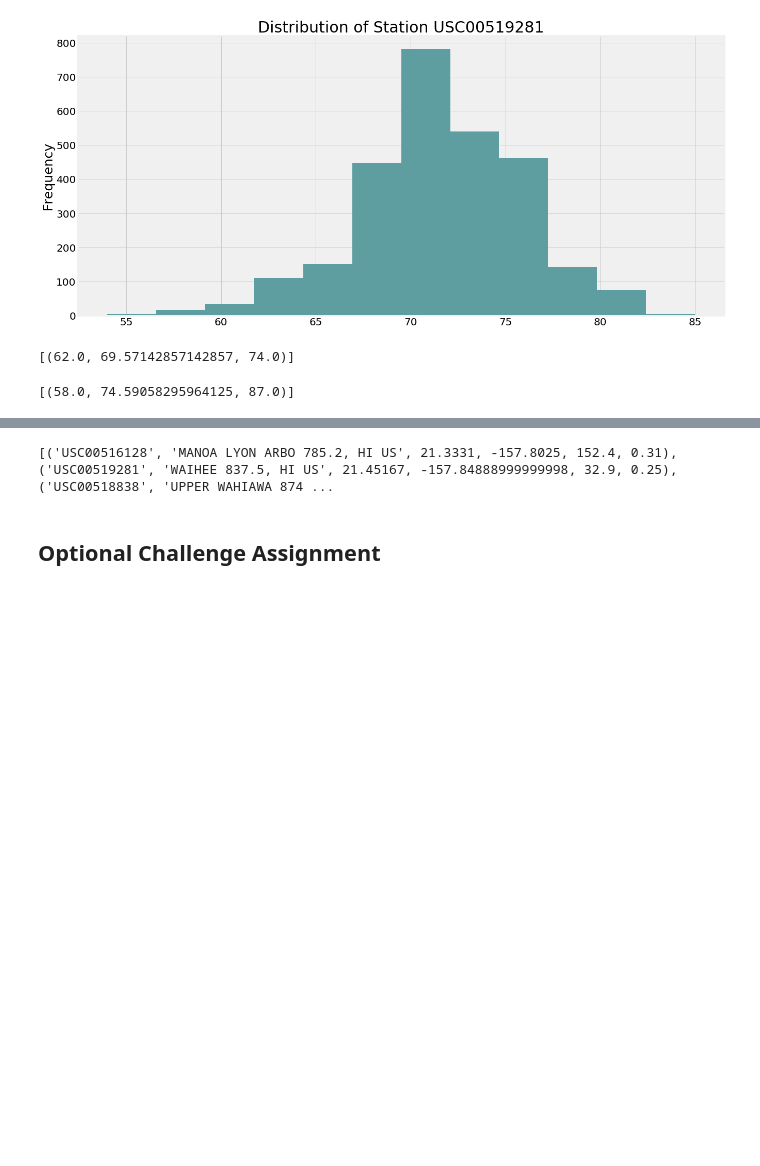
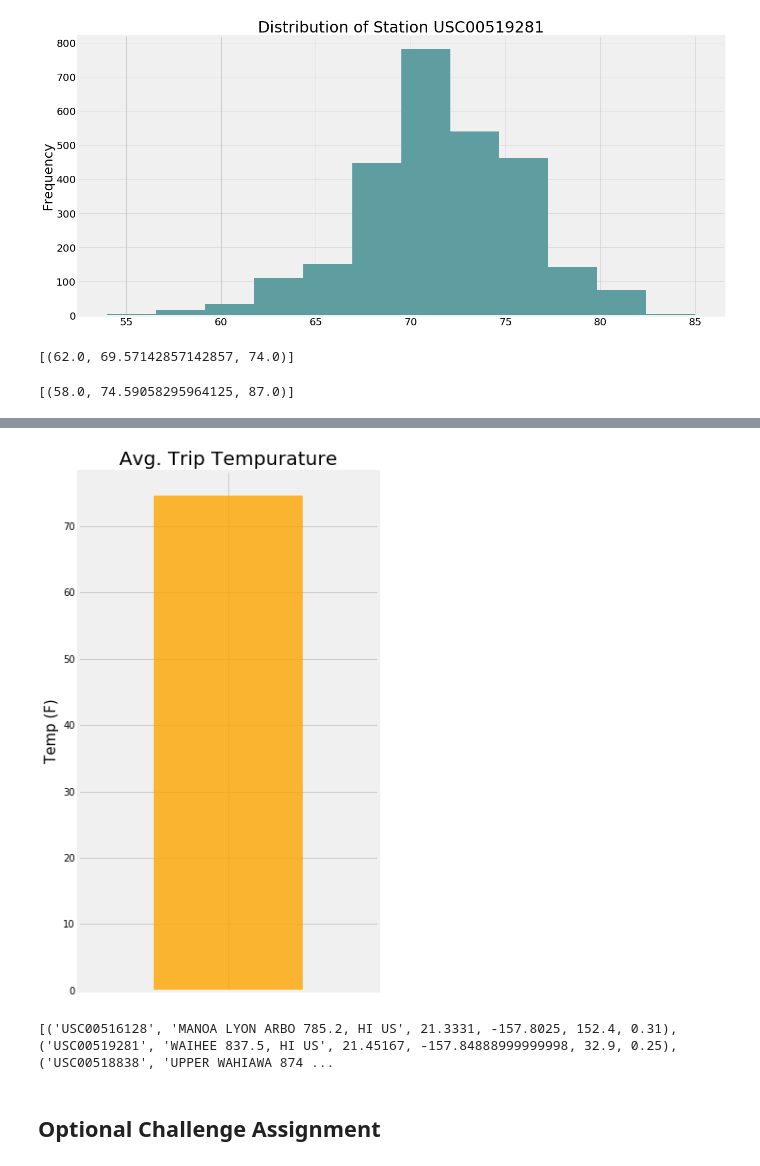
Before and after one commit to josephsy96/sqlalchemy-challenge, a Jupyter notebook: climate_starter.ipynb, the cells around one changed output, grey strips where cells are left out. Drawn from its saved outputs; the diff is of its cells as text; code cells hidden in the pictures; blank space fills up the shorter version.

Commit message:
add avg trip temp

```diff
--- a/climate_starter.ipynb
+++ b/climate_starter.ipynb
@@ -185,4 +185,13 @@ print(calc_temps('2016-08-23','2017-08-23'))
 # Use "Trip Avg Temp" as your Title
 # Use the average temperature for the y value
 # Use the peak-to-peak (tmax-tmin) value as the y error bar (yerr)
+ct = session.query(func.min(Measurement.tobs).label('Min Temp'), func.avg(Measurement.tobs).label('Average Temp')\
+        , func.max(Measurement.tobs).label('Max Temp')).filter(Measurement.date >= '2016-08-23').filter(Measurement.date <= '2017-08-23').all()
+trip_avg = pd.DataFrame(ct)
+
+#Format chart
+trip_avg['Average Temp'].plot(kind="bar",width=.5,alpha=0.8, figsize=(5,10), color='orange');
+plt.title('Avg. Trip Tempurature', size=20)
+plt.ylabel('Temp (F)', size=15)
+plt.tick_params(axis='x',labelbottom=False)
 # %% [output]
@@ -191,3 +198,4 @@ print(calc_temps('2016-08-23','2017-08-23'))
+[figure, added]
 # %%
 # Calculate the total amount of rainfall per weather station for your trip dates using the previous year's matching dates.
 # Sort this in descending order by precipitation amount and list the station, name, latitude, longitude, and elevation
```
Also changed, not shown: parts of 1 cell of this notebook.
